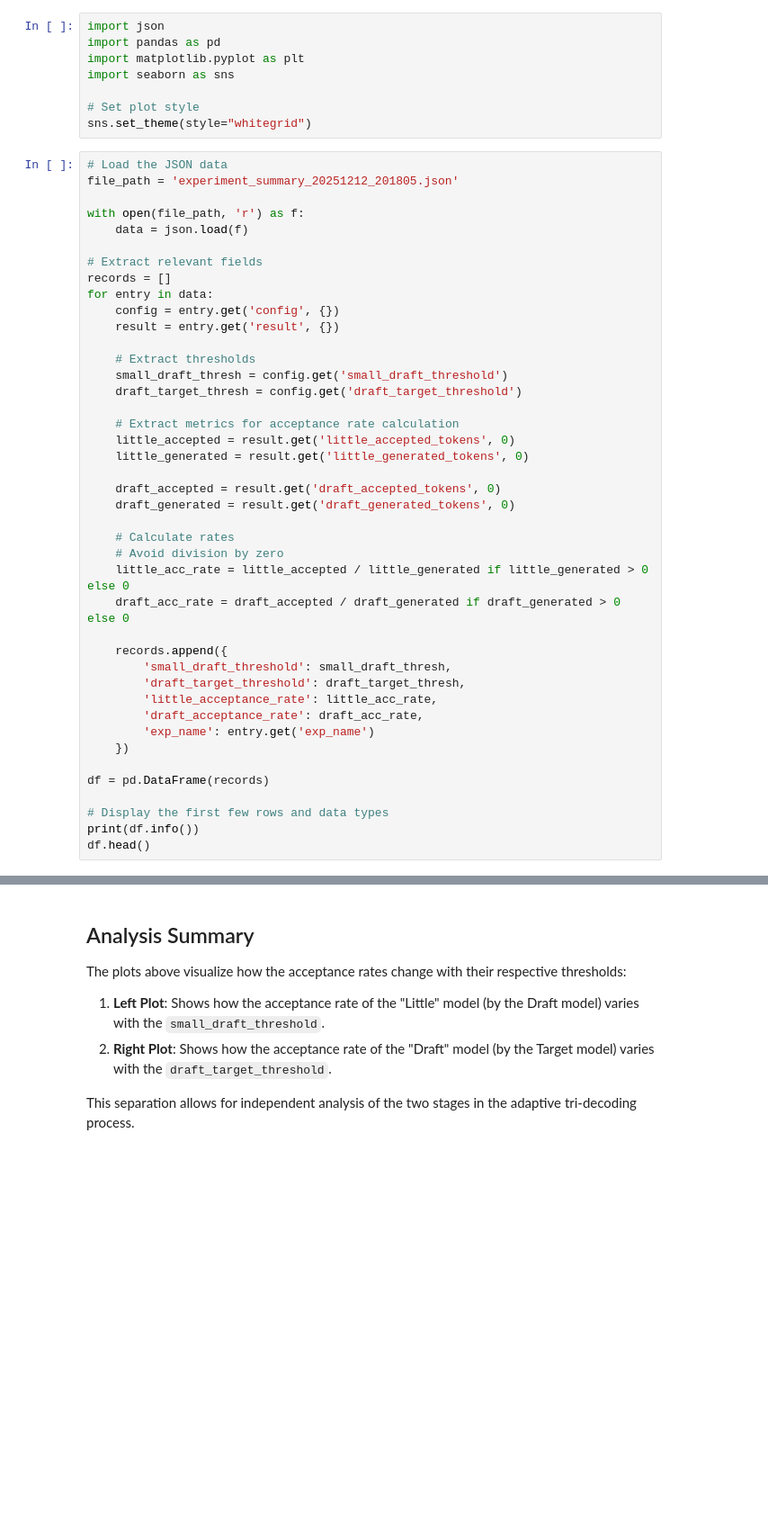
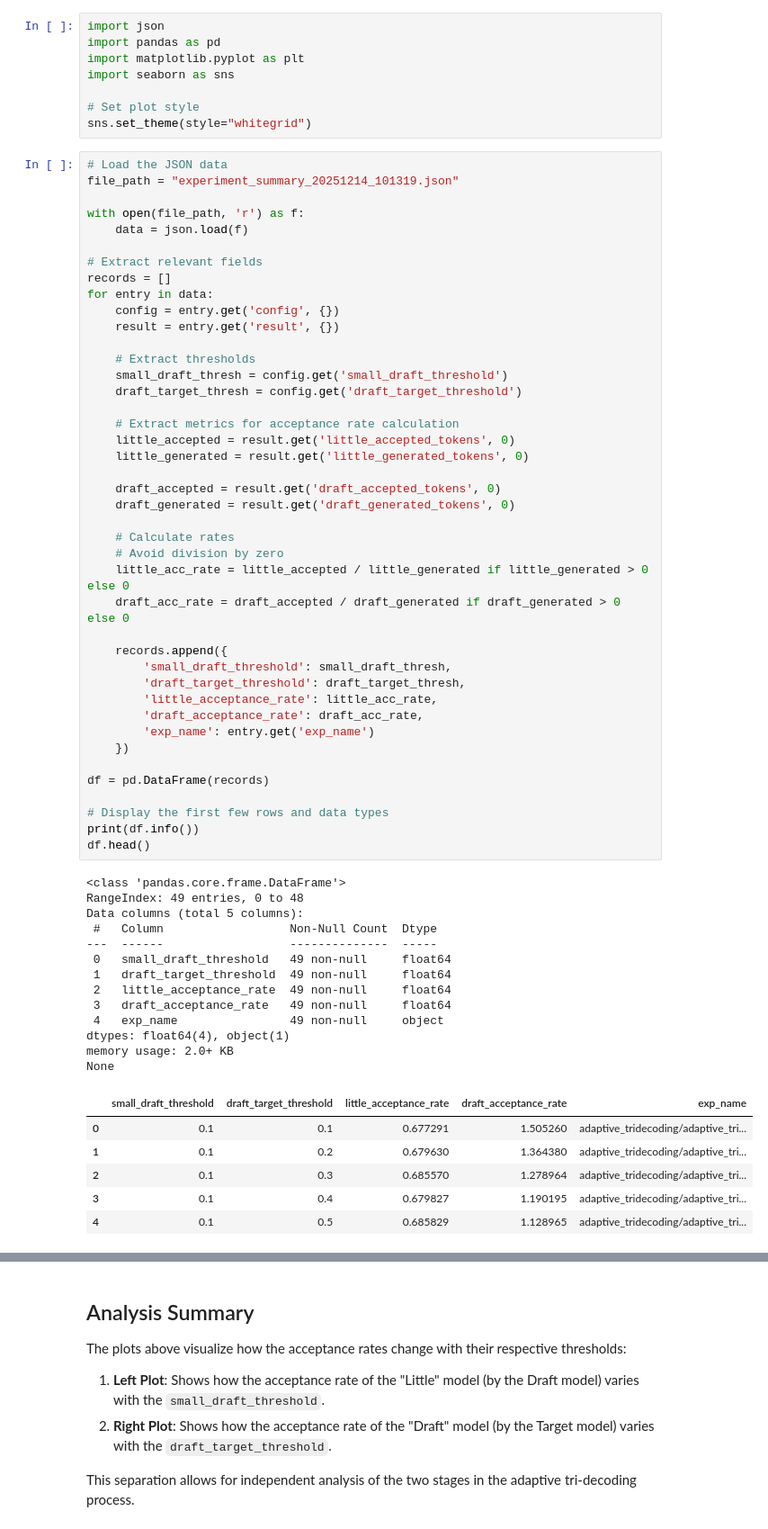
Before and after one commit to Nanji-Huaji/DuoDecoding, a Jupyter notebook: plot_acceptance_rates.ipynb, the cells around one changed output, grey strips where cells are left out. Shown at 90% size. Drawn from its saved outputs; the diff is of its cells as text; blank space fills up the shorter version.

```diff
--- a/plot_acceptance_rates.ipynb
+++ b/plot_acceptance_rates.ipynb
@@ -12,7 +12,7 @@ import seaborn as sns
 sns.set_theme(style="whitegrid")
 # %%
 # Load the JSON data
-file_path = 'experiment_summary_20251212_201805.json'
+file_path = "experiment_summary_20251214_101319.json"
 
 with open(file_path, 'r') as f:
     data = json.load(f)
@@ -25,33 +25,53 @@ for entry in data:
 
     # Extract thresholds
     small_draft_thresh = config.get('small_draft_threshold')
     draft_target_thresh = config.get('draft_target_threshold')
 
     # Extract metrics for acceptance rate calculation
     little_accepted = result.get('little_accepted_tokens', 0)
     little_generated = result.get('little_generated_tokens', 0)
 
     draft_accepted = result.get('draft_accepted_tokens', 0)
     draft_generated = result.get('draft_generated_tokens', 0)
 
     # Calculate rates
     # Avoid division by zero
     little_acc_rate = little_accepted / little_generated if little_generated > 0 else 0
     draft_acc_rate = draft_accepted / draft_generated if draft_generated > 0 else 0
 
     records.append({
         'small_draft_threshold': small_draft_thresh,
         'draft_target_threshold': draft_target_thresh,
         'little_acceptance_rate': little_acc_rate,
         'draft_acceptance_rate': draft_acc_rate,
         'exp_name': entry.get('exp_name')
     })
 
 df = pd.DataFrame(records)
 
 # Display the first few rows and data types
 print(df.info())
 df.head()
+# %% [output]
+<class 'pandas.core.frame.DataFrame'>
+RangeIndex: 49 entries, 0 to 48
+Data columns (total 5 columns):
+ #   Column                  Non-Null Count  Dtype
+---  ------                  --------------  -----
+ 0   small_draft_threshold   49 non-null     float64
+ 1   draft_target_threshold  49 non-null     float64
+ 2   little_acceptance_rate  49 non-null     float64
+ 3   draft_acceptance_rate   49 non-null     float64
+ 4   exp_name                49 non-null     object
+dtypes: float64(4), object(1)
+memory usage: 2.0+ KB
+None
+|  | small_draft_threshold | draft_target_threshold | little_acceptance_rate | draft_acceptance_rate | exp_name |
+| 0 | 0.1 | 0.1 | 0.677291 | 1.505260 | adaptive_tridecoding/adaptive_tri... |
+| 1 | 0.1 | 0.2 | 0.679630 | 1.364380 | adaptive_tridecoding/adaptive_tri... |
+| 2 | 0.1 | 0.3 | 0.685570 | 1.278964 | adaptive_tridecoding/adaptive_tri... |
+| 3 | 0.1 | 0.4 | 0.679827 | 1.190195 | adaptive_tridecoding/adaptive_tri... |
+| 4 | 0.1 | 0.5 | 0.685829 | 1.128965 | adaptive_tridecoding/adaptive_tri... |
 # %%
 # Aggregate data by thresholds
 # Group by small_draft_threshold to see its effect on little_acceptance_rate (Draft Acceptance)
```
Also changed, not shown: parts of 1 cell of this notebook, 4 other files.
